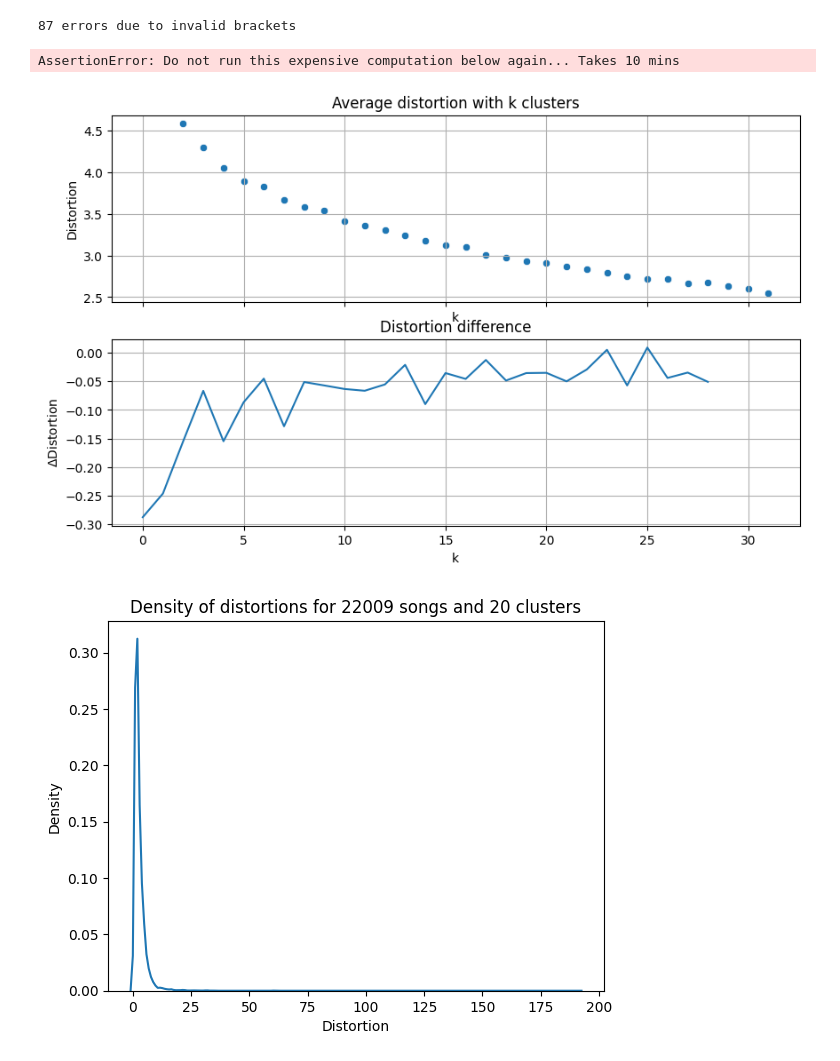
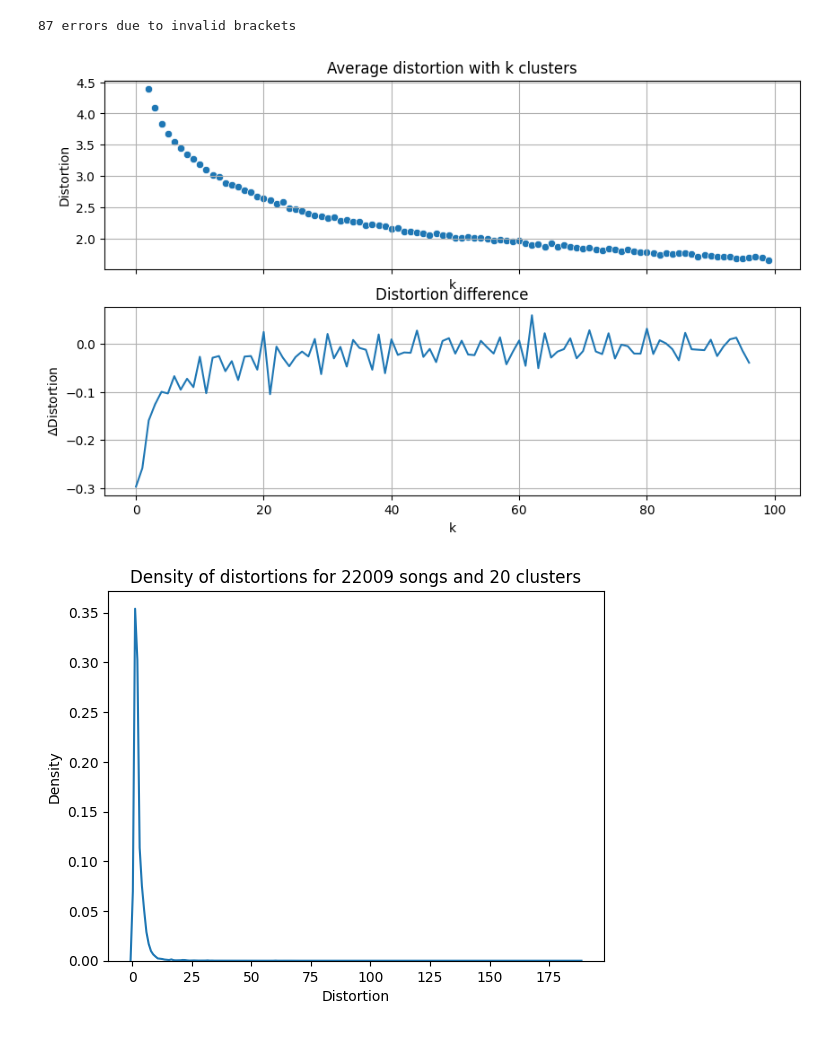
Before and after one commit to sbakker6/MusicRSAndChildren, a Jupyter notebook: lyrics.ipynb, the cells around one changed output. Saved outputs shown, nothing was run; the diff lists cells and outputs as text; code cells hidden in the pictures.

```diff
--- a/lyrics.ipynb
+++ b/lyrics.ipynb
@@ -866,6 +866,7 @@ LABEL_TO_SECTION : dict[str, Section]= {
 IGNORES = [
     lambda x: x.lower().startswith("produced by")
 ]
+ALL_SECTION_FEATURES = list(filter(lambda section: section != Section.OTHER, Section))
 
 def map_to_section(text: str) -> Section | None:
     """ Returns the corresponding section of a label. If this label is to be ignored (is not a section) according to the rules in IGNORES, then returns None, otherwise returns the Section"""
@@ -944,7 +945,8 @@ def structure_extraction_strat1(lyrics: str) -> SongStructure:
     for i, part in enumerate(parts):
         if part is None:
             failures.append(brackets_content[i])
-    section_descriptors = {section : generate_section_descriptor(parts, section) for section in Section}
+
+    section_descriptors = {section : generate_section_descriptor(parts, section) for section in ALL_SECTION_FEATURES}
     return SongStructure(parts, failures, section_descriptors)
 # %% [markdown]
 # 4. Clustering the structures
@@ -957,7 +959,7 @@ for song in genius_db_songs:
         song_structure : SongStructure = song.extract_structure(structure_extraction_strat1)
 
         values = [song.id]
-        for section in Section:
+        for section in ALL_SECTION_FEATURES:
             values.extend([song_structure.descriptors[section].amount,
                         song_structure.descriptors[section].pos_avg,
                         song_structure.descriptors[section].pos_std
@@ -968,30 +970,28 @@ for song in genius_db_songs:
         # print(song, e)
 
 columns = ["song_id"]
-for section in Section:
+for section in ALL_SECTION_FEATURES:
     columns.extend([f"amt_{section.value.lower()}", f"pos_avg_{section.value.lower()}", f"pos_std_{section.value.lower()}"])
 
 print(errors, "errors due to invalid brackets")
-song_structure_df = pd.DataFrame(all_rows, columns=columns)
-song_structure_df.set_index("song_id", inplace=True)
+song_structure_df = pd.DataFrame(all_rows, columns=columns).set_index("song_id")
 # %% [output]
 87 errors due to invalid brackets
 # %%
 import scipy.cluster.vq as scp
+np.random.seed(1) # Set the seed for reproducability
 
 observations = song_structure_df.reset_index()
 observations = observations.loc[:, ~observations.columns.isin(["song_id"])]
 normalized_observations = scp.whiten(obs=observations)
-assert normalized_observations.shape[1] == len(Section) * 3, f"There should be {len(Section) * 3} features in the vector, as we have 3 features per section and {len(Section)} sections"
+assert normalized_observations.shape[1] == len(ALL_SECTION_FEATURES) * 3, f"There should be {len(ALL_SECTION_FEATURES) * 3} features in the vector, as we have 3 features per section and {len(ALL_SECTION_FEATURES)} sections"
 
-assert True == False, "Do not run this expensive computation below again... Takes 10 mins"
+# assert True == False, "Do not run this expensive computation below again... Takes 10 mins"
 # https://docs.scipy.org/doc/scipy/reference/generated/scipy.cluster.vq.kmeans.html
 distortions : list[tuple[int, np.float64]] = []
 for k in range(2, 100):
     _, distortion = scp.kmeans(normalized_observations, k)
     distortions.append((k, distortion))
-# %% [output]
-AssertionError: Do not run this expensive computation below again... Takes 10 mins
 # %%
 import seaborn as sns
 import matplotlib.pyplot as plt
@@ -1017,20 +1017,20 @@ sns.lineplot(distances, ax=ax2)
 
 plt.show()
 # %% [output]
-[figure, old version]
+[figure, new version]
 # %%
 # Set k = 20 clusters, as we see a marginalized distortion difference from there
 k = 20
-codebook, _ =  scp.kmeans(normalized_observations, k)
+codebook, _ =  scp.kmeans(normalized_observations, k_or_guess=k)
 assigned_clusters, obs_distortions = scp.vq(obs=normalized_observations, code_book=codebook)
 
 
 sns.kdeplot(obs_distortions)
 plt.title(f"Density of distortions for {len(obs_distortions)} songs and {k} clusters")
 plt.xlabel("Distortion")
 plt.show()
 # %% [output]
-[figure, old version]
+[figure, new version]
 # %%
 # Assign the clusters to the dataframe and store them in the database
 
```
Also changed, not shown: parts of 1 cell of this notebook, 2 other files.
